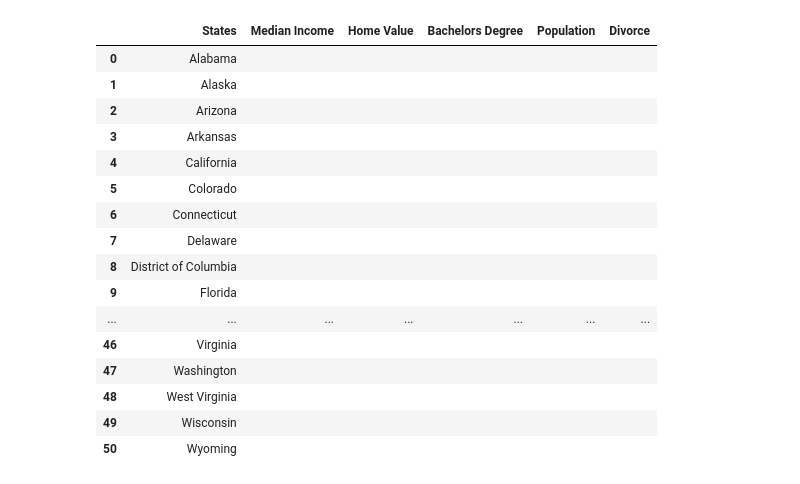
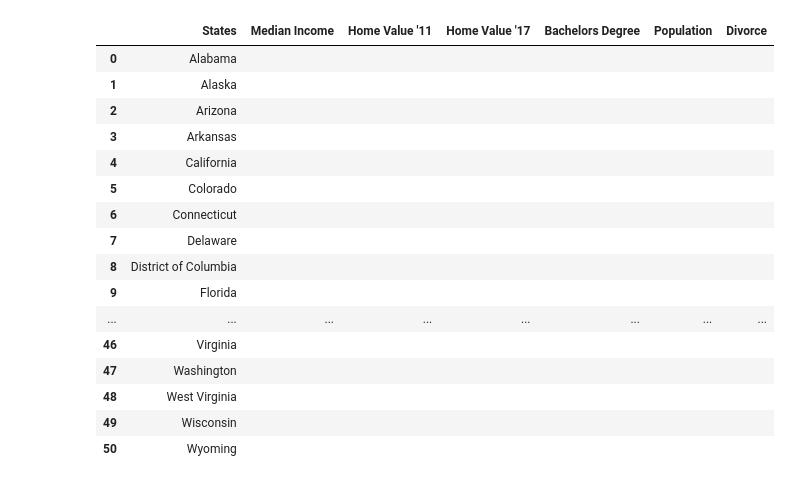
Before and after one commit to matthewstieg/Project_1, a Jupyter notebook: DataFrame.ipynb, the cells around one changed output. Cells and saved outputs as stored; diff of their text form; code cells hidden in the pictures.

```diff
--- a/DataFrame.ipynb
+++ b/DataFrame.ipynb
@@ -14,28 +20,29 @@ states = ["Alabama", "Alaska", "Arizona","Arkansas","California","Colorado","Con
 # %%
 df = pd.DataFrame(data={"States": states})
 df["Median Income"] = ""
-df["Home Value"] = ""
+df["Home Value '11"] = ""
+df["Home Value '17"] = ""
 df["Bachelors Degree"] = ""
 df["Population"] = ""
 df["Divorce"] = ""
 
 
 df
 # %% [output]
-|  | States | Median Income | Home Value | Bachelors Degree | Population | Divorce |
-| 0 | Alabama |  |  |  |  |  |
-| 1 | Alaska |  |  |  |  |  |
-| 2 | Arizona |  |  |  |  |  |
-| 3 | Arkansas |  |  |  |  |  |
-| 4 | California |  |  |  |  |  |
-| 5 | Colorado |  |  |  |  |  |
-| 6 | Connecticut |  |  |  |  |  |
-| 7 | Delaware |  |  |  |  |  |
-| 8 | District of Columbia |  |  |  |  |  |
-| 9 | Florida |  |  |  |  |  |
-| ... | ... | ... | ... | ... | ... | ... |
-| 46 | Virginia |  |  |  |  |  |
-| 47 | Washington |  |  |  |  |  |
-| 48 | West Virginia |  |  |  |  |  |
-| 49 | Wisconsin |  |  |  |  |  |
-| 50 | Wyoming |  |  |  |  |  |
+|  | States | Median Income | Home Value '11 | Home Value '17 | Bachelors Degree | Population | Divorce |
+| 0 | Alabama |  |  |  |  |  |  |
+| 1 | Alaska |  |  |  |  |  |  |
+| 2 | Arizona |  |  |  |  |  |  |
+| 3 | Arkansas |  |  |  |  |  |  |
+| 4 | California |  |  |  |  |  |  |
+| 5 | Colorado |  |  |  |  |  |  |
+| 6 | Connecticut |  |  |  |  |  |  |
+| 7 | Delaware |  |  |  |  |  |  |
+| 8 | District of Columbia |  |  |  |  |  |  |
+| 9 | Florida |  |  |  |  |  |  |
+| ... | ... | ... | ... | ... | ... | ... | ... |
+| 46 | Virginia |  |  |  |  |  |  |
+| 47 | Washington |  |  |  |  |  |  |
+| 48 | West Virginia |  |  |  |  |  |  |
+| 49 | Wisconsin |  |  |  |  |  |  |
+| 50 | Wyoming |  |  |  |  |  |  |
```
Also changed, not shown: parts of 6 cells of this notebook, 4 other files.
